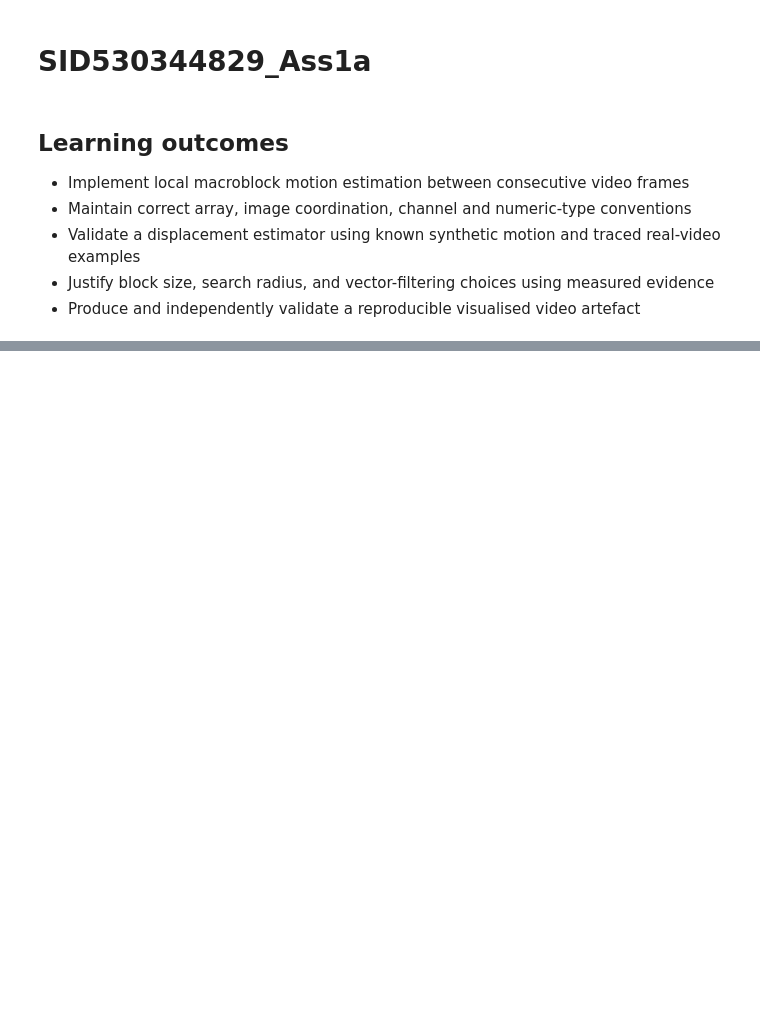
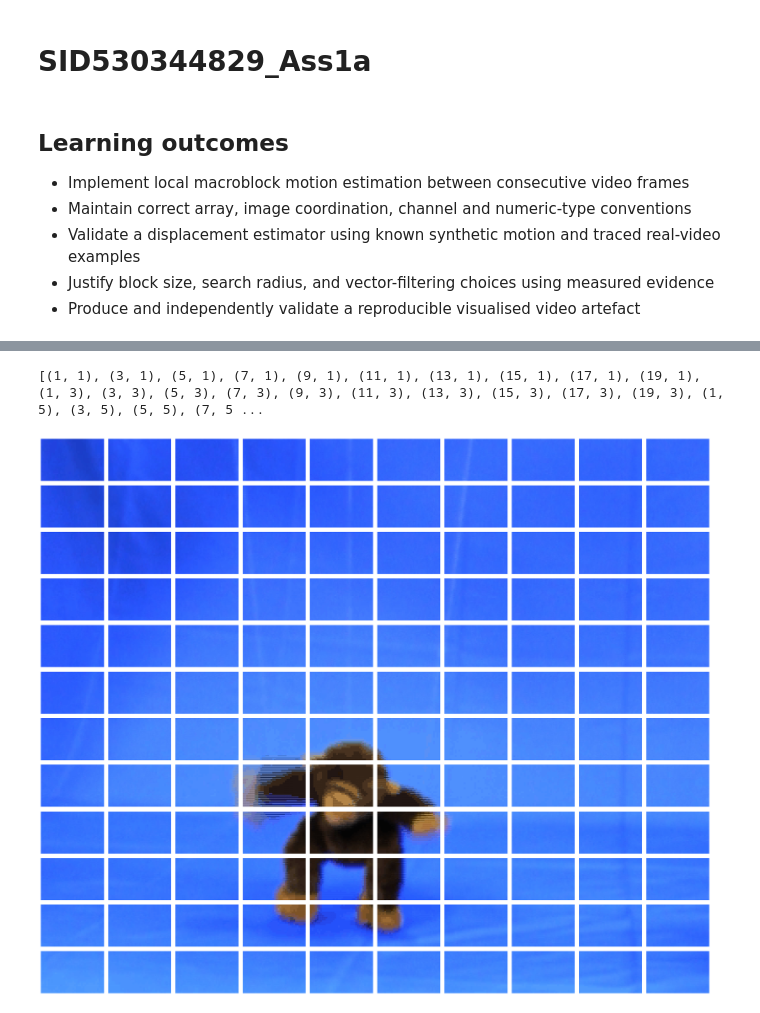
Before and after one commit to marsya-amanda/COMP3419-Python-Labs, a Jupyter notebook: SID530344829_Ass1a/macroblock_motion.ipynb, the cells around one changed output, grey strips where cells are left out. Saved outputs shown, nothing was run; the diff lists cells and outputs as text; code cells hidden in the pictures; blank space fills up the shorter version.

```diff
--- a/SID530344829_Ass1a/macroblock_motion.ipynb
+++ b/SID530344829_Ass1a/macroblock_motion.ipynb
@@ -42,0 +46,12 @@ NameError: name 'figsize' is not defined
+# %%
+"""
+Steps:
+- get macroblocks for some frame i
+-
+"""
+
+macroblocks = get_macroblocks(ORIGINAL_VIDEO)
+plot_macroblocks(macroblocks)
+# %% [output]
+[(1, 1), (3, 1), (5, 1), (7, 1), (9, 1), (11, 1), (13, 1), (15, 1), (17, 1), (19, 1), (1, 3), (3, 3), (5, 3), (7, 3), (9, 3), (11, 3), (13, 3), (15, 3), (17, 3), (19, 3), (1, 5), (3, 5), (5, 5), (7, 5 ...
+[figure, added]
```
Also changed, not shown: parts of 4 cells of this notebook, 1 other file.
